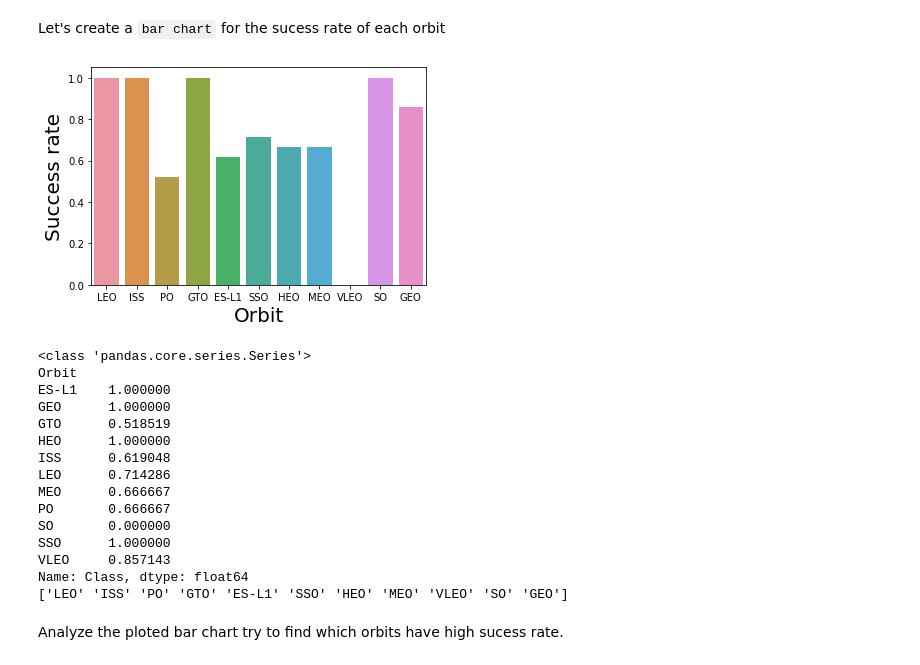
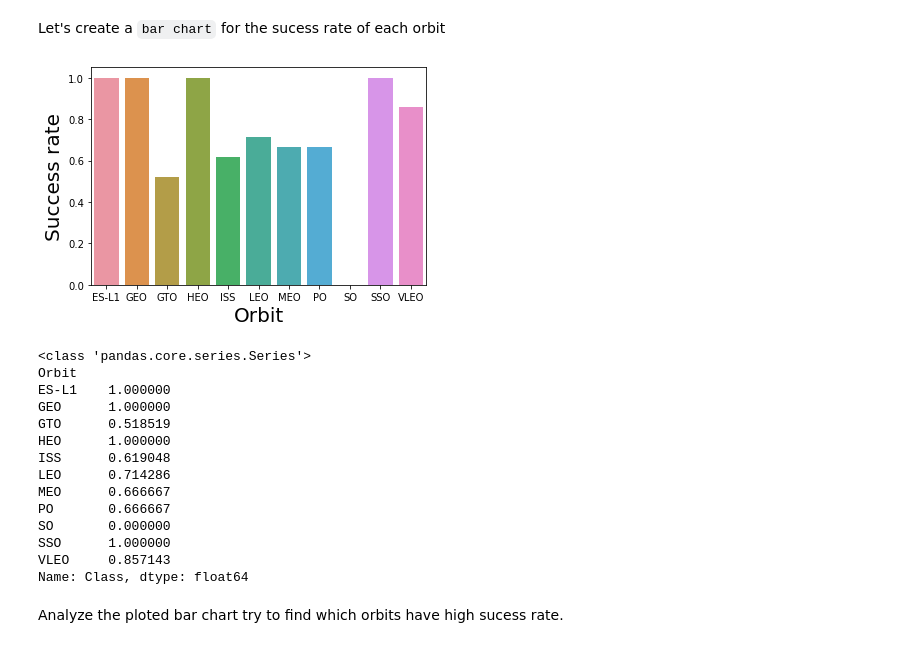
Before and after one commit to lpapaspyros/data_science_capstone_project, a Jupyter notebook: Seaborn - Data visualization.ipynb, the cells around one changed output. Cells and saved outputs as stored; diff of their text form; code cells hidden in the pictures.

```diff
--- a/Seaborn - Data visualization.ipynb
+++ b/Seaborn - Data visualization.ipynb
@@ -110,21 +115,21 @@ Let's create a `bar chart` for the sucess rate of each orbit
 # %%
 # HINT use groupby method on Orbit column and get the mean of Class column
 y_new = df.Class.groupby(df.Orbit).mean()
 orbit = df.Orbit.unique()
 #print(y_new)
-sns.barplot(x=orbit, y=y_new)
+#sns.barplot(x=orbit, y=y_new)
+sns.barplot(x=y_new.index, y=y_new)
 plt.xlabel("Orbit",fontsize=20)
 plt.ylabel("Success rate",fontsize=20)
 plt.show()
 # %% [output]
-[figure, old version]
+[figure, new version]
 # %%
 y_new = df.Class.groupby(df.Orbit).mean()
 y_new
 print(type(y_new))
 print(y_new)
-orbit = df.Orbit.unique()
-print(orbit)
+#orbit = ['ES-L1']
 # %% [output]
 <class 'pandas.core.series.Series'>
 Orbit
@@ -140,7 +145,6 @@ SO       0.000000
 SSO      1.000000
 VLEO     0.857143
 Name: Class, dtype: float64
-['LEO' 'ISS' 'PO' 'GTO' 'ES-L1' 'SSO' 'HEO' 'MEO' 'VLEO' 'SO' 'GEO']
 # %% [markdown]
 Analyze the ploted bar chart try to find which orbits have high sucess rate.
 # %% [markdown]
```
Also changed, not shown: parts of 4 cells of this notebook, 5 other files.
